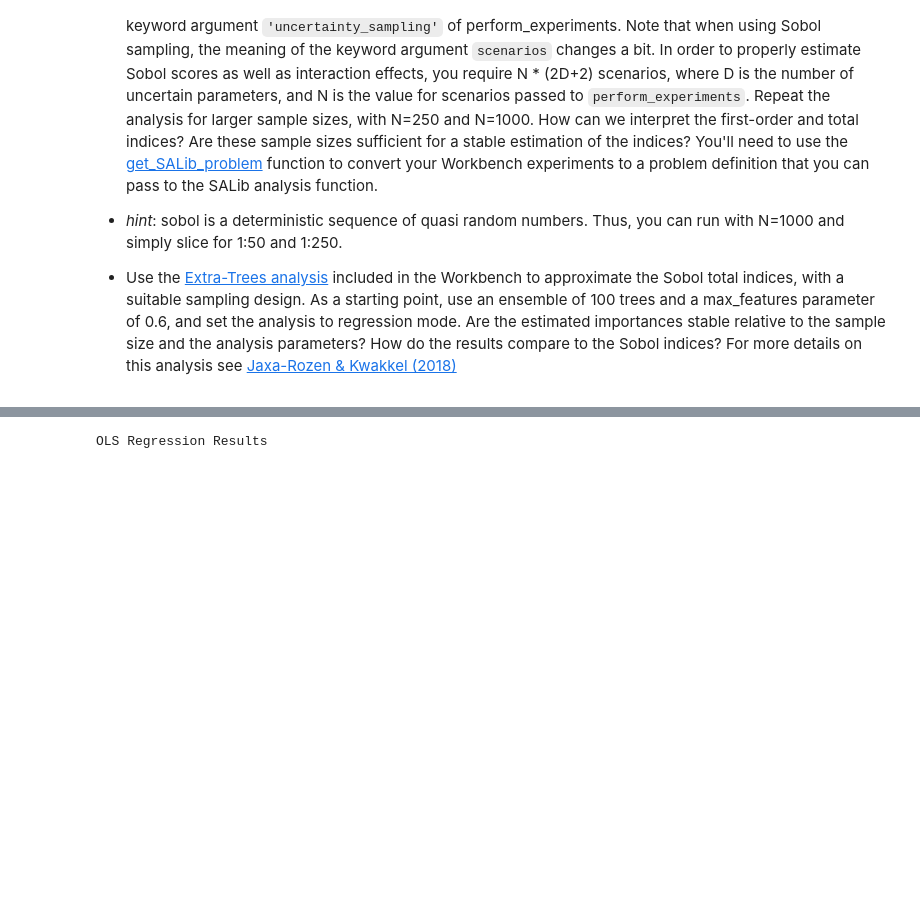
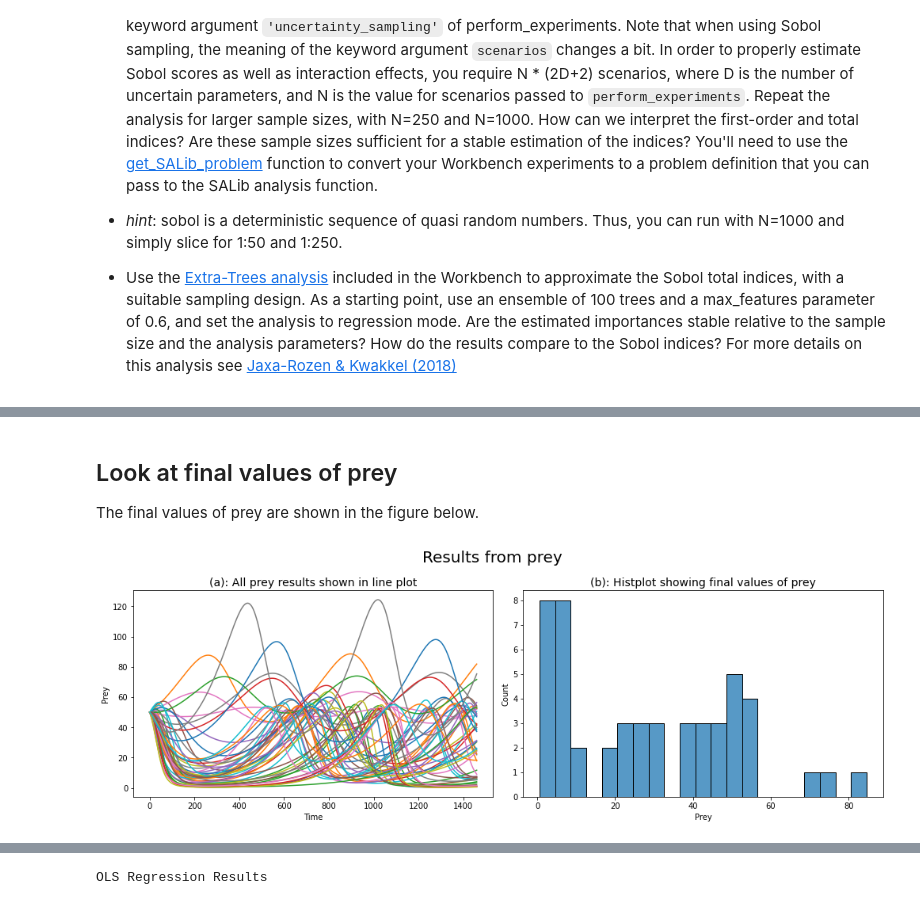
Before and after one commit to Lischip/FabiosDecisions, a Jupyter notebook: epa1361/Week 3-4 - vulnerability analysis/assignment 6 - sensitivity analysis.ipynb, the cells around one changed output, grey strips where cells are left out. Cells and saved outputs as stored; diff of their text form; code cells hidden in the pictures; blank space fills up the shorter version.

```diff
--- a/epa1361/Week 3-4 - vulnerability analysis/assignment 6 - sensitivity analysis.ipynb
+++ b/epa1361/Week 3-4 - vulnerability analysis/assignment 6 - sensitivity analysis.ipynb
@@ -66,3 +71,6 @@ processes = 10
 # %%
 with MultiprocessingEvaluator(py_model, n_processes=processes) as evaluator:
     experiments, outcomes = perform_experiments(py_model, 50, uncertainty_sampling=LHS)
+# %% [markdown]
+## Look at final values of prey
+The final values of prey are shown in the figure below.
@@ -68,0 +80,14 @@ with MultiprocessingEvaluator(py_model, n_processes=processes) as evaluator:
+# %%
+fig, ax = plt.subplots(figsize=(20,15), ncols=2)
+prey.plot(legend=None, figsize=(14,5), ax = ax[0])
+sns.histplot(data=preyfinal, ax=ax[1], legend=None, binwidth=4)
+fig.suptitle('Results from prey', fontsize=20)
+ax[0].set_title('(a): All prey results shown in line plot', fontsize=14)
+ax[1].set_title('(b): Histplot showing final values of prey', fontsize=14)
+ax[1].set_xlabel('Prey')
+ax[0].set_xlabel('Time')
+ax[0].set_ylabel('Prey')
+fig.tight_layout()
+plt.show()
+# %% [output]
+[figure, added]
```
Also changed, not shown: parts of 13 cells of this notebook.
